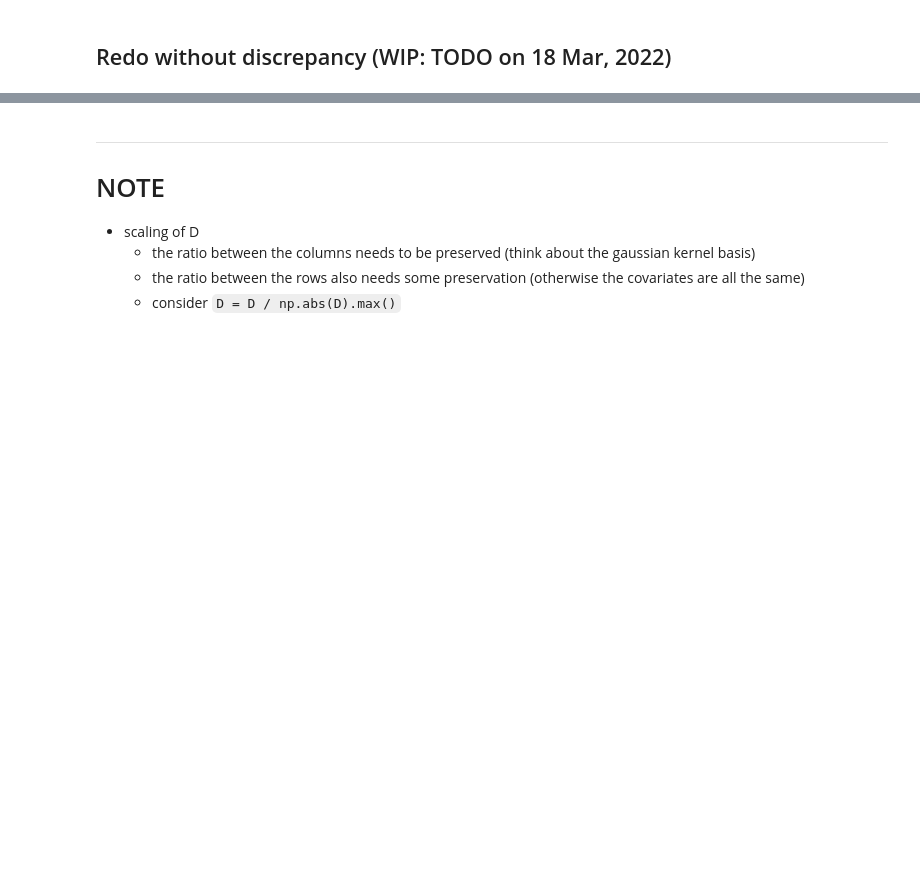
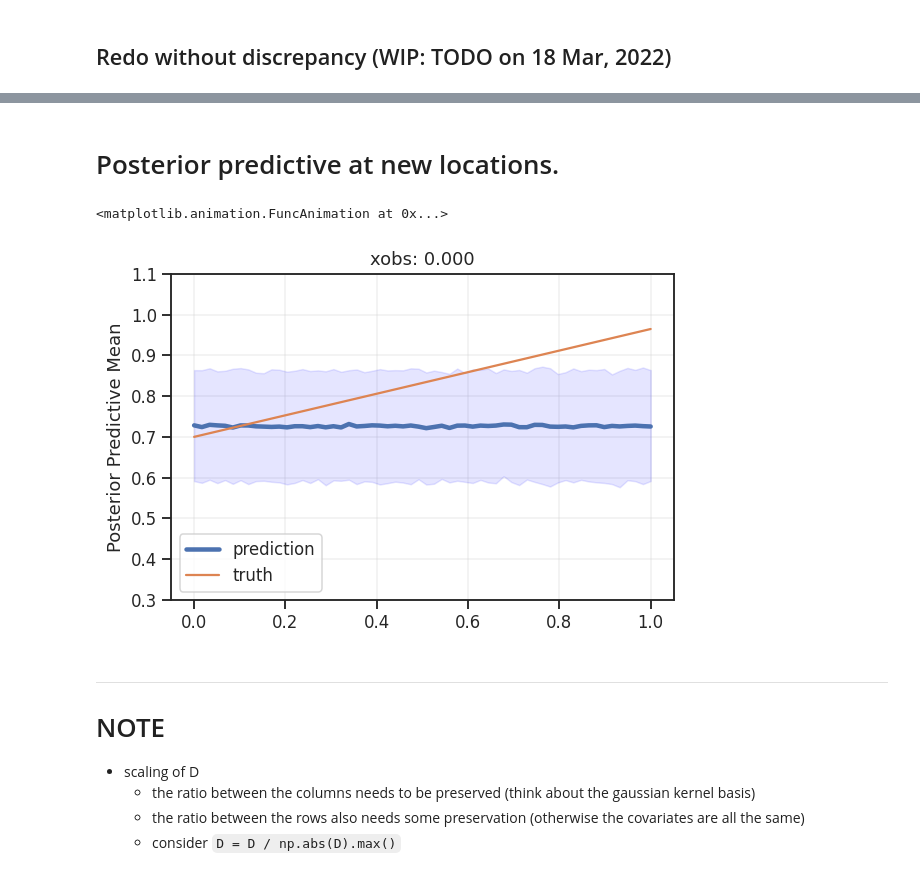
Before and after one commit to lanl/SEPIA, a Jupyter notebook: examples/emu-free-demo.ipynb, the cells around one changed output, grey strips where cells are left out. Drawn from its saved outputs; the diff is of its cells as text; code cells hidden in the pictures; blank space fills up the shorter version.

Commit message:
fixed for block-diag Wnew

```diff
--- a/examples/emu-free-demo.ipynb
+++ b/examples/emu-free-demo.ipynb
@@ -516,3 +464,48 @@ plt.show()
+# %%
+from sepia import ppl
+from sepia.contrib.ppl.util.pbar import pbrange, pbar
+
+Xnew = np.sort(np.concatenate([X.flatten(), np.linspace(0, 1, 30)]))[:, None]
+
+# Only works for block diagonal Wnew.
+# Do what's currently done for the case with D. i.e., implement a custom solution.
+# Or, wait for the woodbury / memoizing stuff to work.
+def get_post(Xnew, Wnew_list):
+    def engine(x, Wnew):
+        data = sepia_model_nodelta.emu_free_model_data
+        data['X'] = x
+        data['W'] = Wnew
+        data['y'] = None
+        def get_one_post(i):
+            return ppl.trace(
+                ppl.condition(
+                    sepia_model_nodelta.emu_free_model,
+                    {k: v[i] for k, v in samples_nodelta.items()}
+                )
+            ).get_trace(**data)['y']['value']
+        num_samples = samples_nodelta[list(samples_nodelta.keys())[0]].shape[0]
+        return np.stack([get_one_post(i) for i in range(num_samples)])
+
+    return np.hstack([engine(Xnew[i][:, None], Wnew=Wnew_list[i]) for i in pbrange(len(Xnew))])
+
+post_pred_nodelta = get_post(Xnew, [np.eye(sim_gridsize) for x in Xnew])
+# %% [markdown]
+# Posterior predictive at new locations.
+# %%
+# Increase resolution.
+plt.rcParams['figure.dpi'] = orig_dpi * 1.5
+
+fig, ax = plt.subplots();
+plotter = make_plotter(fig, post_pred_nodelta)
+frames = make_reversing_frames(len(Xnew))
+anim = animation.FuncAnimation(fig, animate, frames=frames, interval=120)
+plt.rcParams['figure.dpi'] = orig_dpi
+
+# NOTE: This video cannot be viewed on GitHub, but you can view it on nbviewer.
+anim
+# %% [output]
+<matplotlib.animation.FuncAnimation at 0x...>
+[figure, added]
 # %% [markdown]
 ***
 
```
Also changed, not shown: parts of 9 cells of this notebook, 1 other file.
